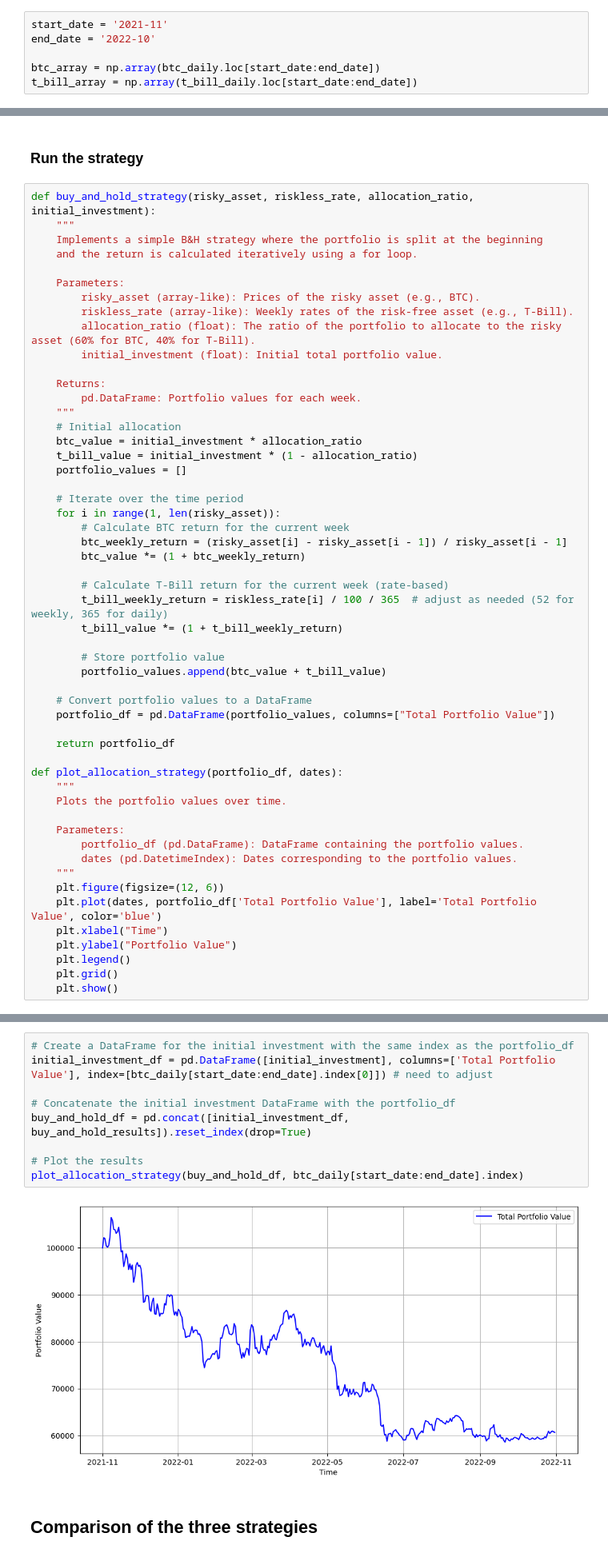
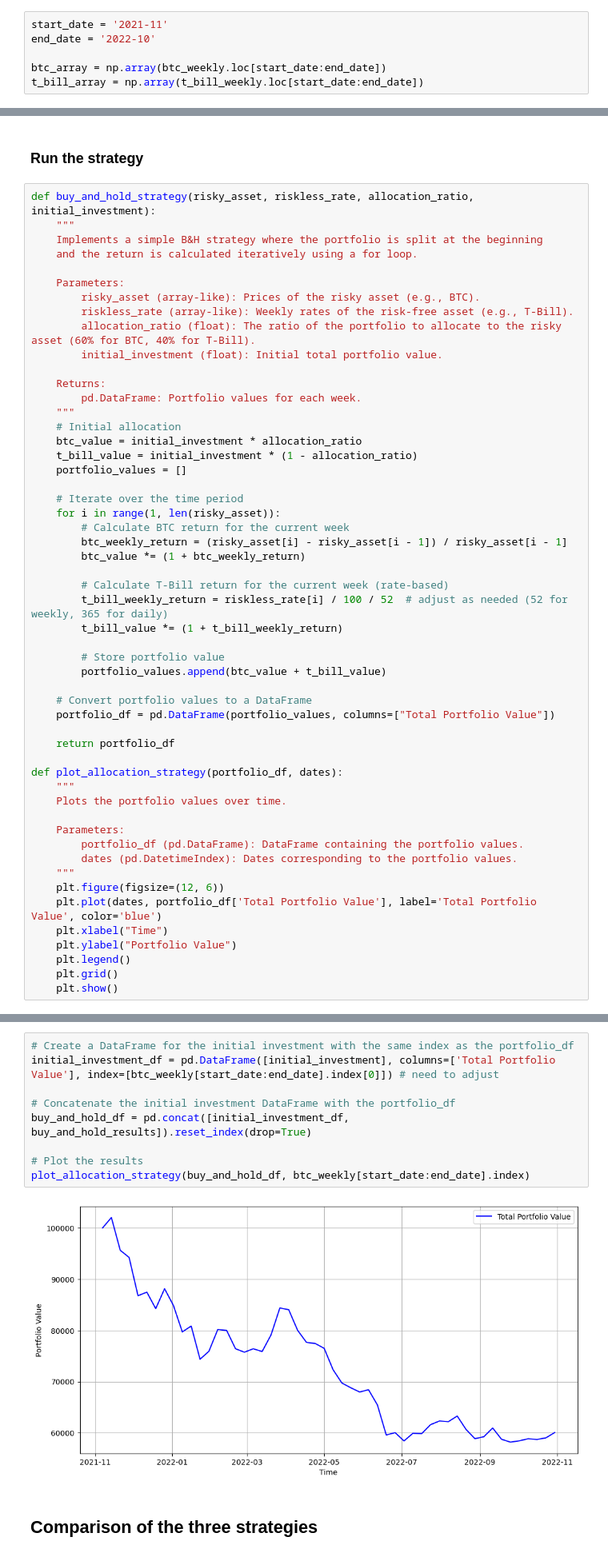
Before and after one commit to ugoescato/Applied-Master-Project, a Jupyter notebook: historical_analysis_daily.ipynb, the cells around one changed output, grey strips where cells are left out. Shown at 80% size. Drawn from its saved outputs; the diff is of its cells as text.

```diff
--- a/historical_analysis_daily.ipynb
+++ b/historical_analysis_daily.ipynb
@@ -74,8 +74,8 @@ floor_fractions = [0.5, 0.6, 0.7, 0.8, 0.9, 1]  # Array of floor fractions
 start_date = '2021-11'
 end_date = '2022-10'
 
-btc_array = np.array(btc_daily.loc[start_date:end_date])
-t_bill_array = np.array(t_bill_daily.loc[start_date:end_date])
+btc_array = np.array(btc_weekly.loc[start_date:end_date])
+t_bill_array = np.array(t_bill_weekly.loc[start_date:end_date])
 # %%
 # Create a figure with two subplots side by side
 fig, (ax1, ax2) = plt.subplots(1, 2, figsize=(17, 6), sharey=True)
@@ -592,7 +592,7 @@ def buy_and_hold_strategy(risky_asset, riskless_rate, allocation_ratio, initial_
         btc_value *= (1 + btc_weekly_return)
 
         # Calculate T-Bill return for the current week (rate-based)
-        t_bill_weekly_return = riskless_rate[i] / 100 / 365  # adjust as needed (52 for weekly, 365 for daily)
+        t_bill_weekly_return = riskless_rate[i] / 100 / 52  # adjust as needed (52 for weekly, 365 for daily)
         t_bill_value *= (1 + t_bill_weekly_return)
 
         # Store portfolio value
@@ -635,14 +635,14 @@ buy_and_hold_results.head()
 # %%
 # Create a DataFrame for the initial investment with the same index as the portfolio_df
-initial_investment_df = pd.DataFrame([initial_investment], columns=['Total Portfolio Value'], index=[btc_daily[start_date:end_date].index[0]]) # need to adjust
+initial_investment_df = pd.DataFrame([initial_investment], columns=['Total Portfolio Value'], index=[btc_weekly[start_date:end_date].index[0]]) # need to adjust
 
 # Concatenate the initial investment DataFrame with the portfolio_df
 buy_and_hold_df = pd.concat([initial_investment_df, buy_and_hold_results]).reset_index(drop=True)
 
 # Plot the results
-plot_allocation_strategy(buy_and_hold_df, btc_daily[start_date:end_date].index)
+plot_allocation_strategy(buy_and_hold_df, btc_weekly[start_date:end_date].index)
 # %% [output]
-[figure, old version]
+[figure, new version]
 # %% [markdown]
 ## Comparison of the three strategies
 # %%
```
Also changed, not shown: parts of 19 cells of this notebook, 1 other file.
